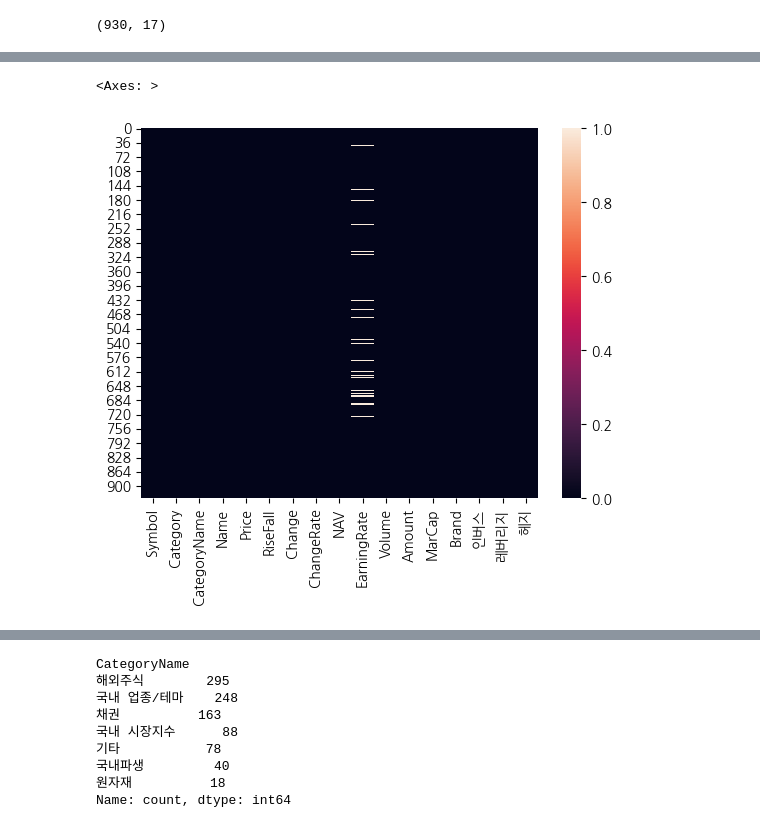
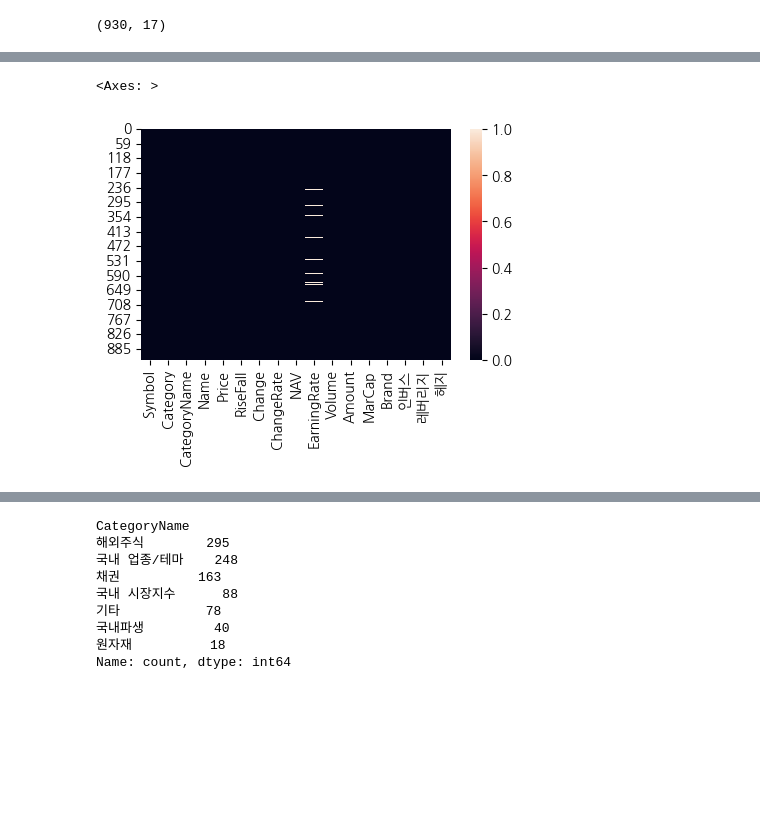
Before and after one commit to june2598/pythonstudy, a Jupyter notebook: stock/stock_analysis_7(국내ETF시각화).ipynb, the cells around one changed output, grey strips where cells are left out. Cells and saved outputs as stored; diff of their text form; code cells hidden in the pictures; blank space fills up the shorter version.

```diff
--- a/stock/stock_analysis_7(국내ETF시각화).ipynb
+++ b/stock/stock_analysis_7(국내ETF시각화).ipynb
@@ -26,3 +26,2 @@ pd.options.display.float_format = '{:,.2f}'.format
 # %%
-new_file_name = f'new_etf_{today}.csv'
-new_file_name
+df_etfs = pd.read_csv(f'new_etf_{today}.csv')
@@ -31,5 +28,3 @@ new_file_name
-# %%
-df_etfs = pd.read_csv(new_file_name)
 # %%
 df_etfs.shape
 # %% [output]
@@ -125,9 +101,9 @@ df_etfs.isna()
 # %%
-plt.figsize=(5,5)
+plt.figure(figsize=(5,3))
 sns.heatmap(df_etfs.isna())
 # %% [output]
 <Axes: >
-[figure, old version]
+[figure, new version]
 # %%
 df_etfs.describe(include='O')
 # %% [output]
```
Also changed, not shown: parts of 64 cells of this notebook, 17 other files.
